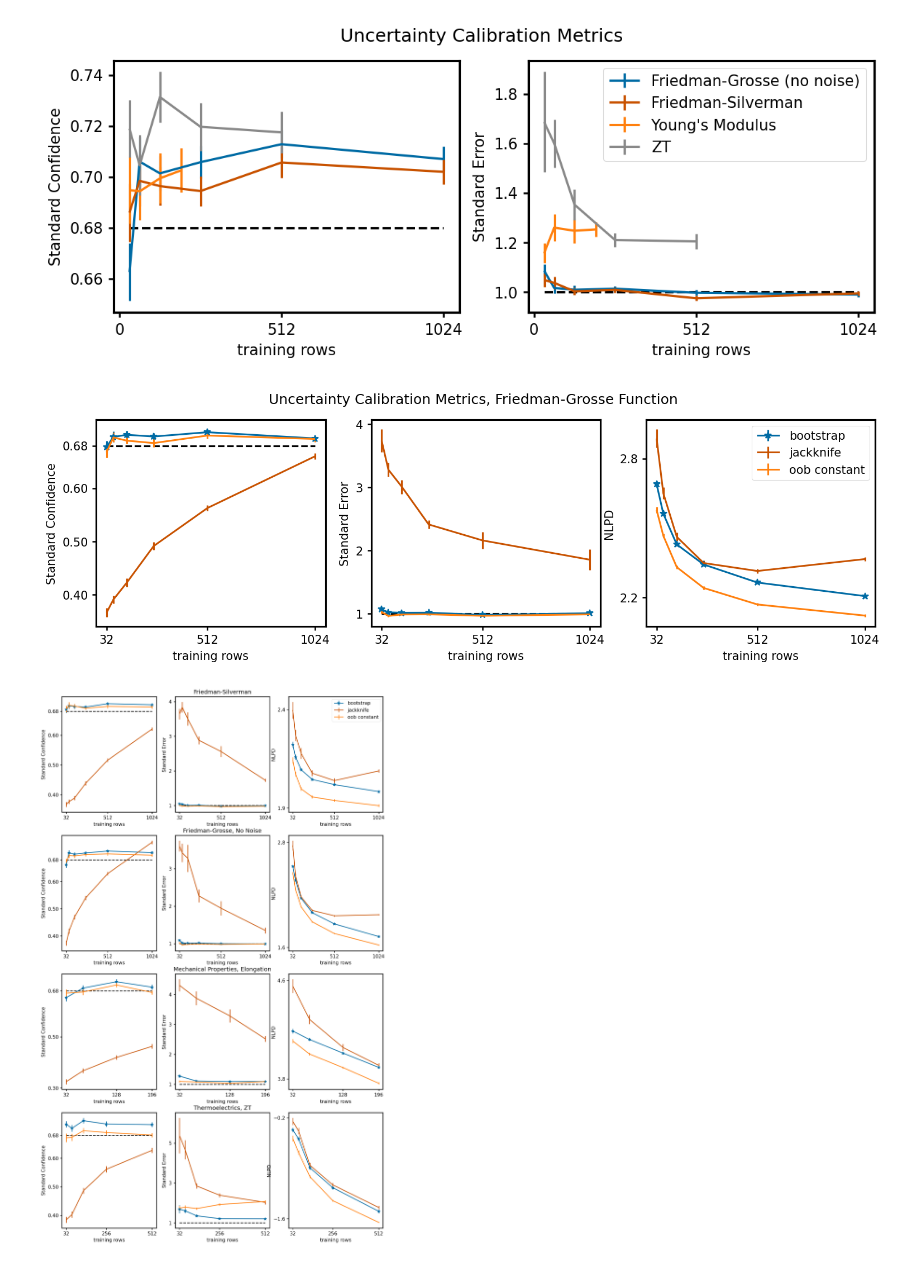
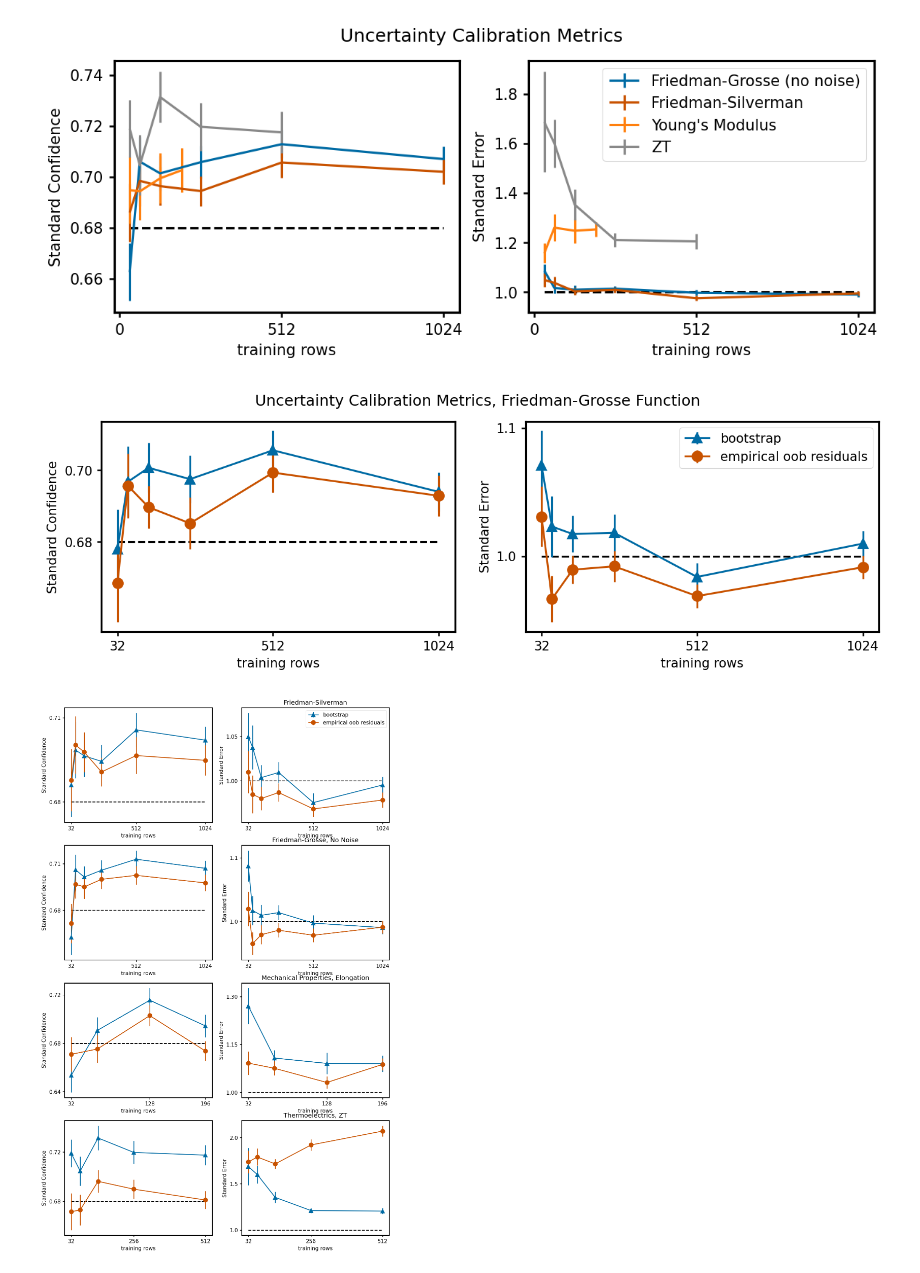
Before and after one commit to CitrineInformatics/multivariate-prediction-intervals, a Jupyter notebook: manuscript-figures/Fig2/Figure 2.ipynb, the cells around one changed output. Saved outputs shown, nothing was run; the diff lists cells and outputs as text; code cells hidden in the pictures.

Commit message:
generate uncertainty evaluation figures including oob constant data

```diff
--- a/manuscript-figures/Fig2/Figure 2.ipynb
+++ b/manuscript-figures/Fig2/Figure 2.ipynb
@@ -8,12 +8,17 @@ import re
 mpl.rcdefaults()
 plt.style.use(["../stylesheet.mplstyle"])
 # %%
+marker_dict = {
+    "bootstrap": "^",
+    "oob constant": "o"
+}
 def plot_uncertainty_metrics_by_method(
     df,
     axs,
     title=None,
     show_legend=True,
     metrics=[("Standard Confidence", 0.68), ("Standard Error", 1.0), ("NLPD", None)],
+    labels = {"oob constant": "empirical oob residuals", "bootstrap": "bootstrap", "jackknife": "jackknife"},
     y_label="mean value",
     x_label="train",
     yerr_label="std error of value"
@@ -29,11 +34,12 @@ def plot_uncertainty_metrics_by_method(
         for label, this_df in df.groupby("metric"):
             if metric in label:
                 this_label = re.match(f"{metric} \((.+)\)", label).group(1)
-                x = this_df[x_label]
-                y = this_df[y_label]
-                yerr = this_df[yerr_label]
-                marker = '*' if this_label == "bootstrap" else ''
-                ax.errorbar(x, y, yerr=yerr, label=this_label, marker=marker)
+                if this_label in labels:
+                    x = this_df[x_label]
+                    y = this_df[y_label]
+                    yerr = this_df[yerr_label]
+                    marker = marker_dict.get(this_label, "")
+                    ax.errorbar(x, y, yerr=yerr, label=labels[this_label], marker=marker, ms=8)
     if title is not None:
         axs[1].set_title(title)
     if show_legend:
@@ -103,74 +109,74 @@ plt.savefig("supplementary.svg")
 # %% [output]
 [figure]
 # %%
-fig, axs = plt.subplots(nrows=1, ncols=3, figsize=(12, 3.2))
+fig, axs = plt.subplots(nrows=1, ncols=2, figsize=(11, 3))
 plot_uncertainty_metrics_by_method(
     df = pd.read_csv("../../uncertainty-study/Friedman-Grosse/noise-2-prediction.csv"),
-    axs = axs
+    axs = axs,
+    metrics=[("Standard Confidence", 0.68), ("Standard Error", 1.0)],
+    labels = {"oob constant": "empirical oob residuals", "bootstrap": "bootstrap"}
 )
 plt.suptitle("Uncertainty Calibration Metrics, Friedman-Grosse Function")
-axs[0].set_yticks([0.4, 0.5, 0.6, 0.68])
-axs[1].set_yticks([1.0, 2.0, 3.0, 4.0])
-axs[2].set_yticks([2.2, 2.8])
+axs[0].set_yticks([0.68, 0.7])
+axs[1].set_yticks([1.0, 1.1])
 axs[0].set_xticks([32, 512, 1024])
 axs[1].set_xticks([32, 512, 1024])
-axs[2].set_xticks([32, 512, 1024])
-plt.show()
+plt.savefig("fig2.svg")
 # %% [output]
-[figure, old version]
+[figure, new version]
 # %%
-fig, axs = plt.subplots(nrows=4, ncols=3, figsize=(12, 20))
+fig, axs = plt.subplots(nrows=4, ncols=2, figsize=(11, 18))
 plot_uncertainty_metrics_by_method(
     df = pd.read_csv("../../uncertainty-study/Friedman-Silverman/noise-2-prediction.csv"),
     axs = axs[0, :],
-    title="Friedman-Silverman"
+    title="Friedman-Silverman",
+    metrics=[("Standard Confidence", 0.68), ("Standard Error", 1.0)],
+    labels = {"oob constant": "empirical oob residuals", "bootstrap": "bootstrap"}
 )
-axs[0, 0].set_yticks([0.4, 0.5, 0.6, 0.68])
-axs[0, 1].set_yticks([1.0, 2.0, 3.0, 4.0])
-axs[0, 2].set_yticks([1.9, 2.4])
+axs[0, 0].set_yticks([0.68, 0.71])
+axs[0, 1].set_yticks([1.0, 1.05])
 axs[0, 0].set_xticks([32, 512, 1024])
 axs[0, 1].set_xticks([32, 512, 1024])
-axs[0, 2].set_xticks([32, 512, 1024])
 
-plot_uncertainty_metrics(
+plot_uncertainty_metrics_by_method(
     df = pd.read_csv("../../uncertainty-study/Friedman-Grosse/noise-0-prediction.csv"),
     axs = axs[1, :],
     title="Friedman-Grosse, No Noise",
+    metrics=[("Standard Confidence", 0.68), ("Standard Error", 1.0)],
+    labels = {"oob constant": "empirical oob residuals", "bootstrap": "bootstrap"},
     show_legend=False
 )
-axs[1, 0].set_yticks([0.4, 0.5, 0.6, 0.68])
-axs[1, 1].set_yticks([1.0, 2.0, 3.0])
-axs[1, 2].set_yticks([1.6, 2.8])
+axs[1, 0].set_yticks([0.68, 0.71])
+axs[1, 1].set_yticks([1.0, 1.1])
 axs[1, 0].set_xticks([32, 512, 1024])
 axs[1, 1].set_xticks([32, 512, 1024])
-axs[1, 2].set_xticks([32, 512, 1024])
 
-plot_uncertainty_metrics(
+plot_uncertainty_metrics_by_method(
     df = pd.read_csv("../../uncertainty-study/mechanical-properties/Elongation.csv"),
     axs = axs[2, :],
     title="Mechanical Properties, Elongation",
+    metrics=[("Standard Confidence", 0.68), ("Standard Error", 1.0)],
+    labels = {"oob constant": "empirical oob residuals", "bootstrap": "bootstrap"},
     show_legend=False
 )
-axs[2, 0].set_yticks([0.3, 0.5, 0.68])
-axs[2, 1].set_yticks([1.0, 2.0, 3.0, 4.0])
-axs[2, 2].set_yticks([3.8, 4.6])
+axs[2, 0].set_yticks([0.64, 0.68, 0.72])
+axs[2, 1].set_yticks([1.0, 1.15, 1.30])
 axs[2, 0].set_xticks([32, 128, 196])
 axs[2, 1].set_xticks([32, 128, 196])
-axs[2, 2].set_xticks([32, 128, 196])
 
-plot_uncertainty_metrics(
+plot_uncertainty_metrics_by_method(
     df = pd.read_csv("../../uncertainty-study/thermoelectrics/ZT.csv"),
     axs = axs[3, :],
     title="Thermoelectrics, ZT",
+    metrics=[("Standard Confidence", 0.68), ("Standard Error", 1.0)],
+    labels = {"oob constant": "empirical oob residuals", "bootstrap": "bootstrap"},
     show_legend=False
 )
-axs[3, 0].set_yticks([0.4, 0.5, 0.6, 0.68])
-axs[3, 1].set_yticks([1.0, 3.0, 5.0])
-axs[3, 2].set_yticks([-1.6, -0.2])
+axs[3, 0].set_yticks([0.68, 0.72])
+axs[3, 1].set_yticks([1.0, 1.5, 2.0])
 axs[3, 0].set_xticks([32, 256, 512])
 axs[3, 1].set_xticks([32, 256, 512])
-axs[3, 2].set_xticks([32, 256, 512])
 
-plt.show()
+plt.savefig("supplementary.svg")
 # %% [output]
-[figure, old version]
+[figure, new version]
```
Also changed, not shown: parts of 2 cells of this notebook, 2 other files.
